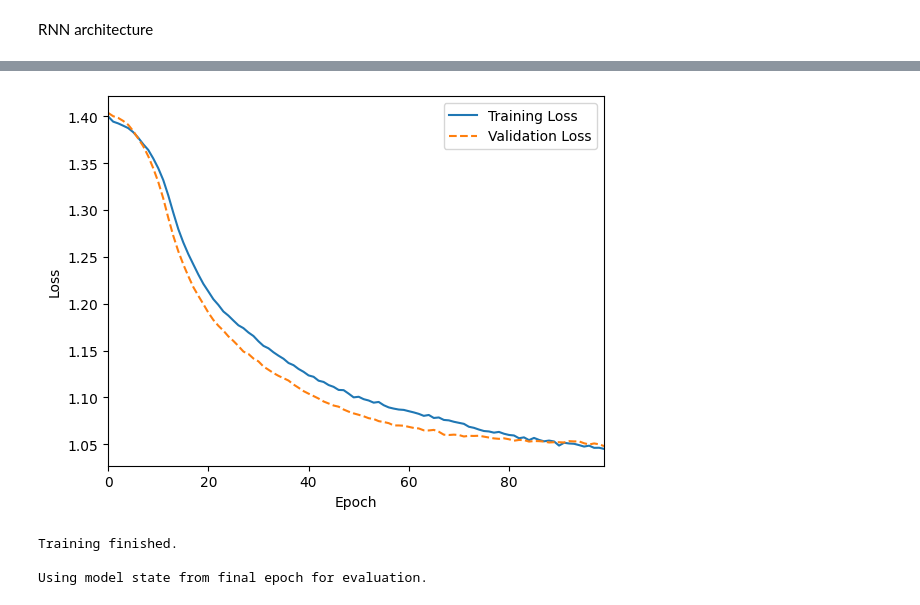
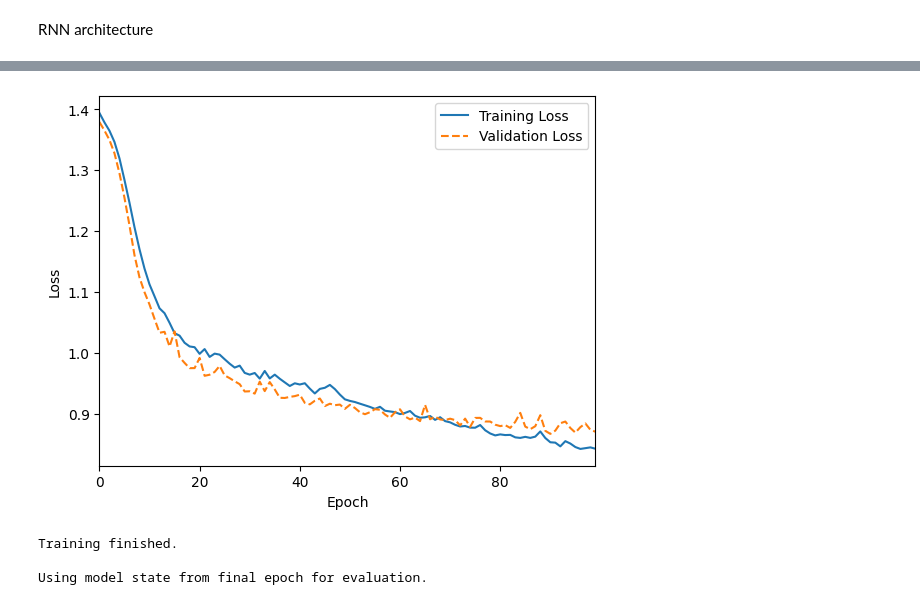
Before and after one commit to zebborjesson/tra300-ski-technique-classification, a Jupyter notebook: code/RNN.ipynb, the cells around one changed output, grey strips where cells are left out. Drawn from its saved outputs; the diff is of its cells as text; code cells hidden in the pictures.

```diff
--- a/code/RNN.ipynb
+++ b/code/RNN.ipynb
@@ -217,6 +217,7 @@ RNN architecture
 EPOCHS = 100
 BATCH_SIZE = 256
 PRINT_EVERY = 1
+hidden_size = 15
 
 def batches(X, y, batch_size, shuffle=True):
     n = len(X)
@@ -232,8 +233,8 @@ class_counts = torch.bincount(y_train_t)
 class_weights = 1.0 / class_counts.float().clamp_min(1.0)
 class_weights = class_weights * (len(class_counts) / class_weights.sum())
 
-model = nn.RNN(input_size=input_dim, hidden_size=8, num_layers=3, nonlinearity='relu', batch_first=True)
-fc = nn.Linear(8, output_dim)  # Map hidden state → class logits
+model = nn.RNN(input_size=input_dim, hidden_size= hidden_size, num_layers=3, nonlinearity='relu', batch_first=True)
+fc = nn.Linear(hidden_size, output_dim)  # Map hidden state → class logits
 criterion = nn.CrossEntropyLoss(weight=class_weights)
 optimizer = optim.Adam(model.parameters(), lr=1e-3, weight_decay=1e-5)
 
@@ -330,4 +331,4 @@ Epoch 100 | Train loss: 1.0451 | Val loss: 1.0481 | Val Acc: 0.5936
-[figure, old version]
+[figure, new version]
 Training finished.
 
 Using model state from final epoch for evaluation.
```
Also changed, not shown: parts of 2 cells of this notebook.
